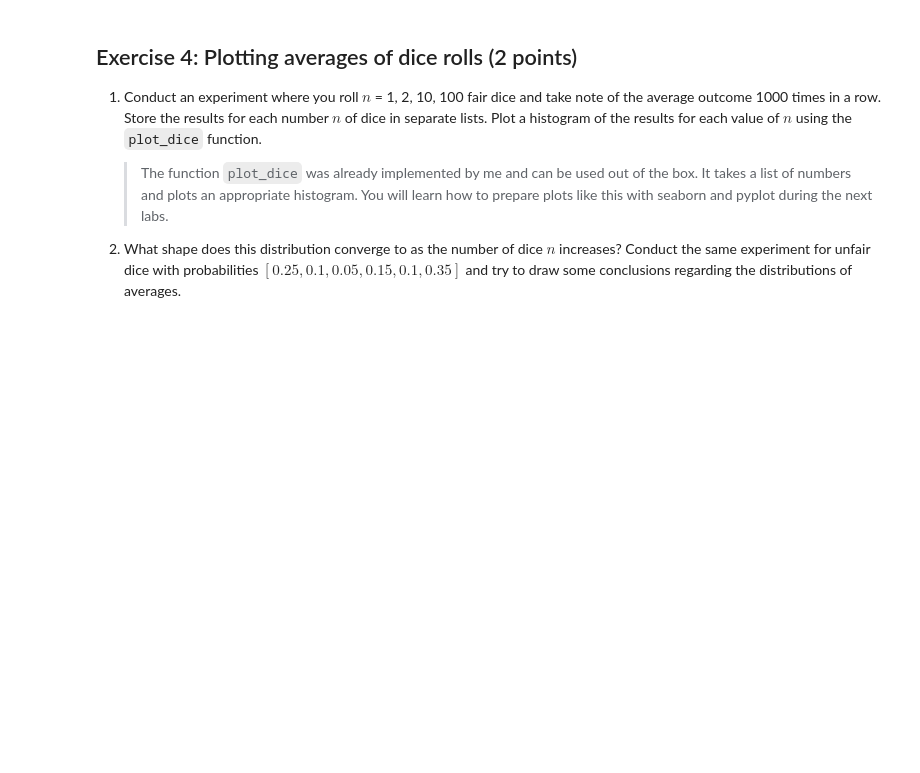
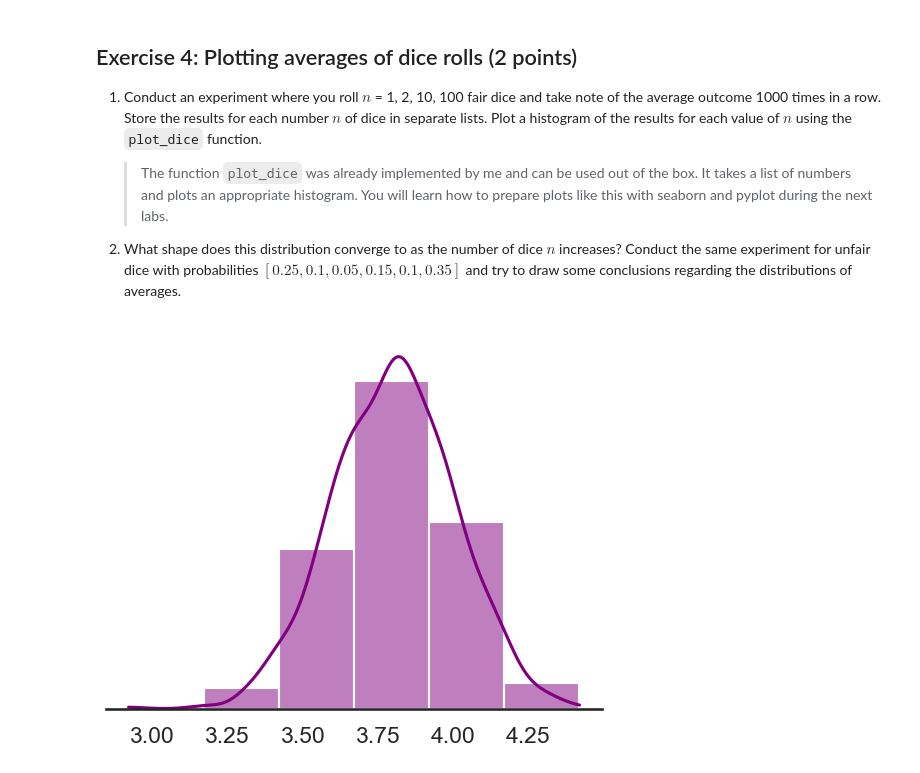
Before and after one commit to kbalon1/pum-25, a Jupyter notebook: lab1.ipynb, the cells around one changed output. Drawn from its saved outputs; the diff is of its cells as text; code cells hidden in the pictures; blank space fills up the shorter version.

```diff
--- a/lab1.ipynb
+++ b/lab1.ipynb
@@ -320,11 +320,26 @@ There are many other dunder methods that you can implement in your classes. You
 
 2. What shape does this distribution converge to as the number of dice $n$ increases? Conduct the same experiment for unfair dice with probabilities $[0.25, 0.1, 0.05, 0.15, 0.1, 0.35]$ and try to draw some conclusions regarding the distributions of averages.
 # %%
-averages_1 = ...
-averages_2 = ...
-averages_10 = ...
-averages_100 = ...
+#1
+fair_die = UnfairDie(probs=[1/6, 1/6, 1/6, 1/6, 1/6, 1/6])
+#averages = []
+#for i in range(1000):
+#    result = fair_die.get_average(10)
+#    averages.append(result)
+averages_1 = [fair_die.get_average(1) for i in range(1000)]
+averages_2 = [fair_die.get_average(2) for i in range(1000)]
+averages_10 = [fair_die.get_average(10) for i in range(1000)]
+averages_100 = [fair_die.get_average(100) for i in range(1000)]
+
+#2
+unfair_die = UnfairDie(probs=[0.25, 0.1, 0.05, 0.15, 0.1, 0.35])
+un_averages_1 = [unfair_die.get_average(1) for i in range(1000)]
+un_averages_2 = [unfair_die.get_average(2) for i in range(1000)]
+un_averages_10 = [unfair_die.get_average(10) for i in range(1000)]
+un_averages_100 = [unfair_die.get_average(100) for i in range(1000)]
 # %%
 from helpers.plotting import plot_hist
 
-plot_hist(averages_1) # plot histogram of averages for n=1 dice
+plot_hist(un_averages_100) # plot histogram of averages for n=100 dice
+# %% [output]
+[figure, added]
```
Also changed, not shown: parts of 2 cells of this notebook.
